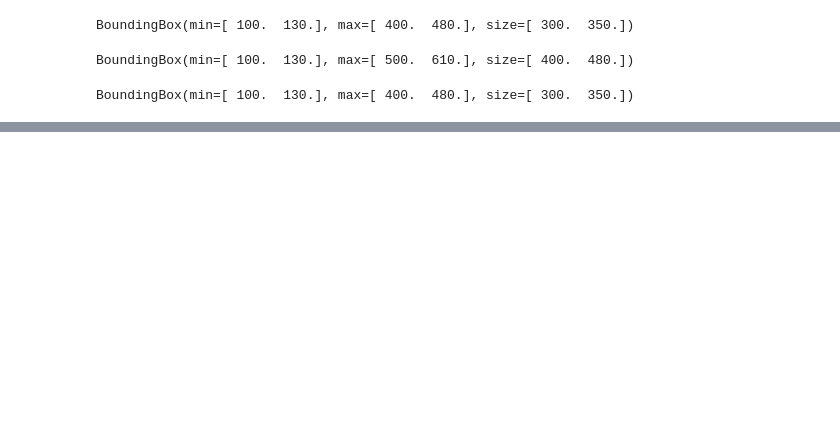
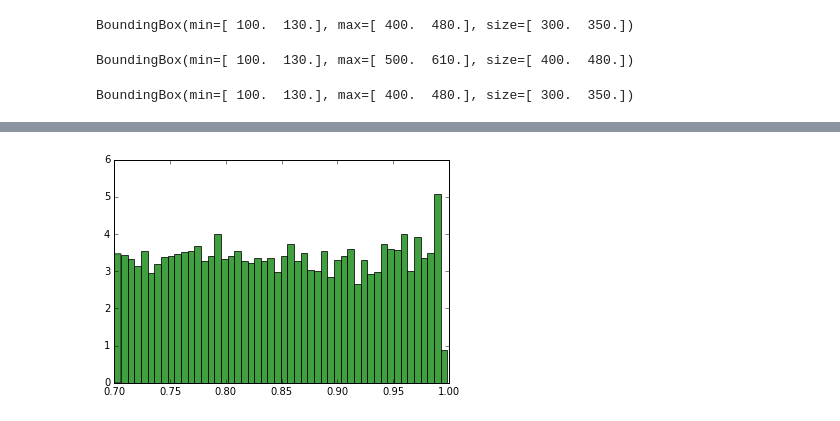
Before and after one commit to abhijitkundu/RenderAndCompare, a Jupyter notebook: python/playground/BoundingBox.ipynb, the cells around one changed output, grey strips where cells are left out. Drawn from its saved outputs; the diff is of its cells as text; code cells hidden in the pictures; blank space fills up the shorter version.

```diff
--- a/python/playground/BoundingBox.ipynb
+++ b/python/playground/BoundingBox.ipynb
@@ -72,16 +64,0 @@ array([  45.98949815,   24.67789007, -138.25049073,  -39.62355456])
-# %%
-def create_jittered_bbx(bbx, min_jittter_iou):
-    """returns a jittered bbx which has overlap > min_jittter_iou with input bbx"""
-    assert 0 < min_jittter_iou <= 1.0
-    assert bbx.size % 2 == 0
-    ndim = bbx.size / 2
-    wh = (np.asarray(bbx[ndim:]) - np.asarray(bbx[:ndim]))
-    assert np.all(wh >= 0)
-    bbx_center = (np.asarray(bbx[ndim:]) + np.asarray(bbx[:ndim])) / 2
-    while True:
-#         jitter = (np.random.uniform(-1.0, 1.0, (2, ndim)) * wh).reshape(2*ndim, )
-        bbx_center_actual = bbx_center + np.random.uniform(-1.0, 1.0, ndim) * wh
-        wh_actual = wh * np.random.uniform(min_jittter_iou, 2 - min_jittter_iou)
-        jittered_bbx = np.concatenate((bbx_center_actual - wh_actual/2, bbx_center_actual + wh_actual/2))
-        if bbx_iou_overlap(bbx, jittered_bbx) >= min_jittter_iou:
-            return jittered_bbx
@@ -87,0 +76,15 @@ def create_jittered_bbx(bbx, min_jittter_iou):
+# %%
+min_jittter_iou = 0.7
+
+ious = []
+jitterings = []
+for _ in xrange(10000):
+    jittered_bbx = create_jittered_bbx(bbx, min_jittter_iou, 20)
+    iou = bbx_iou_overlap(bbx, jittered_bbx)
+    assert iou >= min_jittter_iou
+    ious.append(iou)
+    jitterings.append(bbx - jittered_bbx)
+n, bins, patches = plt.hist(ious, 50, normed=1, facecolor='green', alpha=0.75)
+plt.show()
+# %% [output]
+[figure, added]
```
Also changed, not shown: parts of 13 cells of this notebook, 1 other file.
